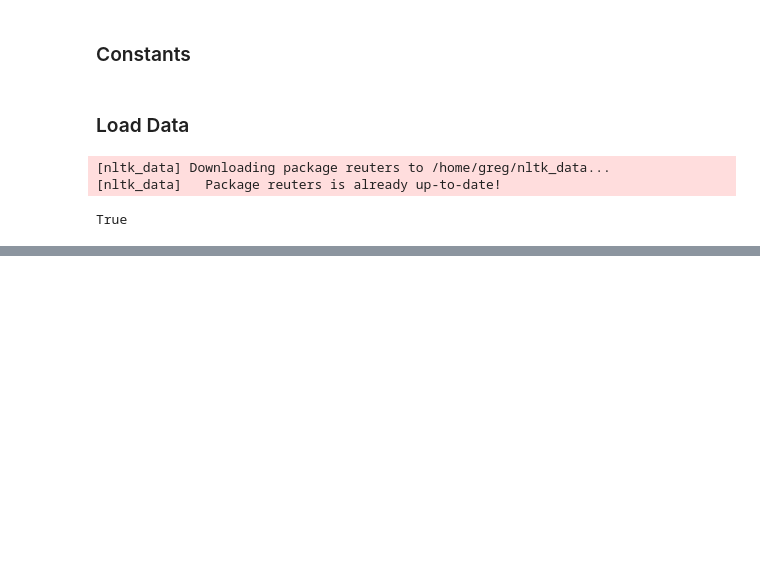
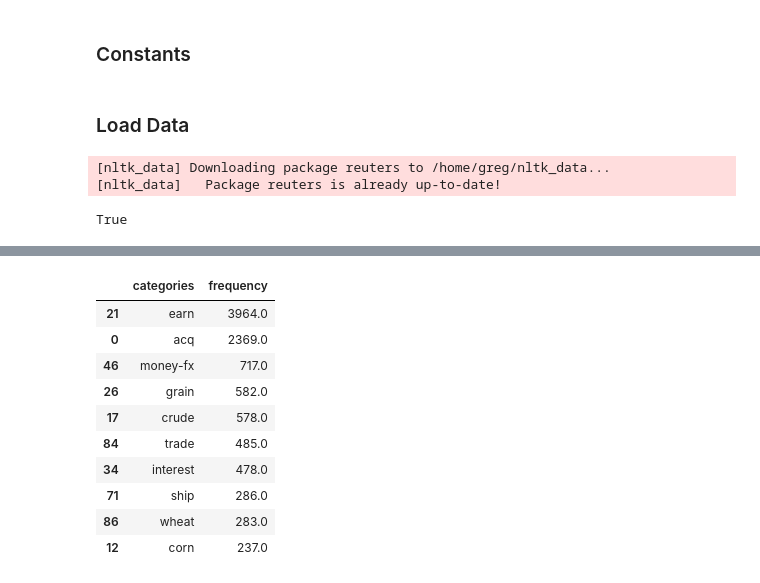
Before and after one commit to jgdelrio/tutorials, a Jupyter notebook: TextMining/10_Job_Classification.ipynb, the cells around one changed output, grey strips where cells are left out. Cells and saved outputs as stored; diff of their text form; code cells hidden in the pictures; blank space fills up the shorter version.

```diff
--- a/TextMining/10_Job_Classification.ipynb
+++ b/TextMining/10_Job_Classification.ipynb
@@ -109,0 +146,16 @@ Coordinates on the other side is almost completely null values.
+# %%
+df_categories = pd.DataFrame({'categories': categories, 'frequency': cat_by_freq})
+df_categories.sort_values(by=['frequency'], ascending=False, inplace=True)
+df_categories[:10]
+# %% [output]
+|  | categories | frequency |
+| 21 | earn | 3964.0 |
+| 0 | acq | 2369.0 |
+| 46 | money-fx | 717.0 |
+| 26 | grain | 582.0 |
+| 17 | crude | 578.0 |
+| 84 | trade | 485.0 |
+| 34 | interest | 478.0 |
+| 71 | ship | 286.0 |
+| 86 | wheat | 283.0 |
+| 12 | corn | 237.0 |
```
Also changed, not shown: parts of 13 cells of this notebook, 3 other files.
